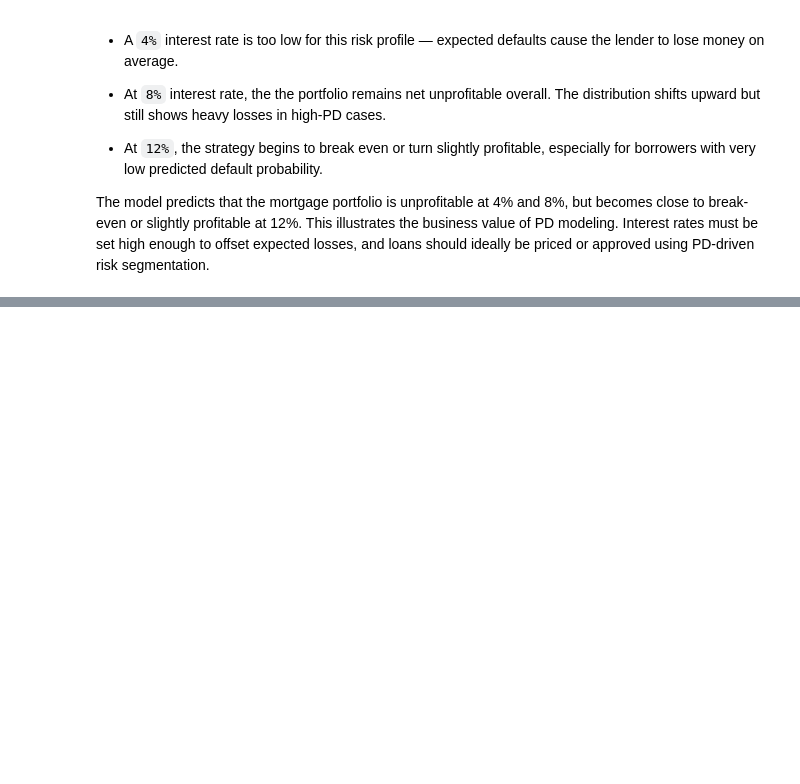
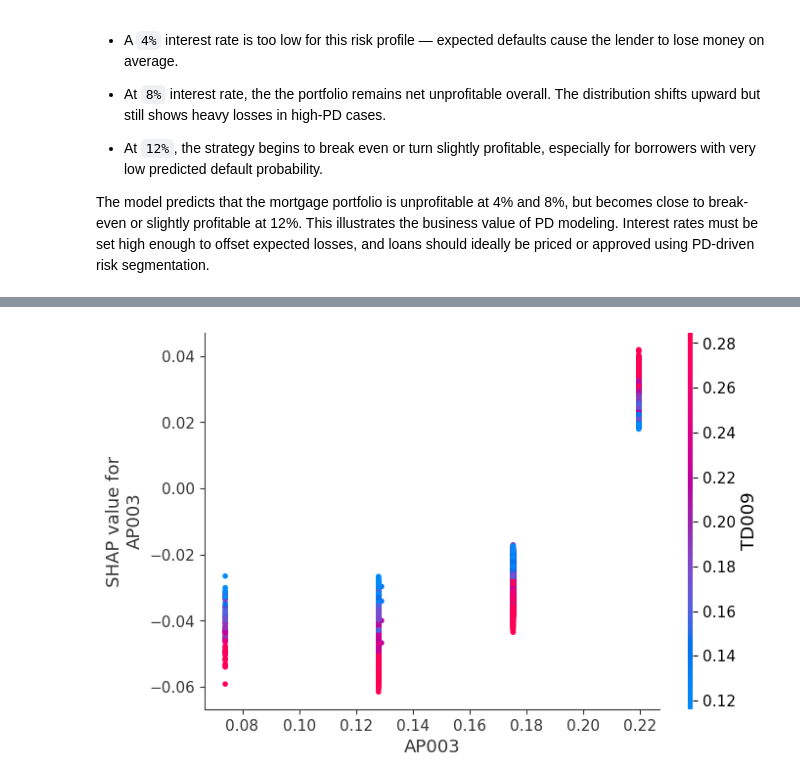
Before and after one commit to HiMyNameIsBoxxy/mortage-default-prediction, a Jupyter notebook: mortgage-default-prediction.ipynb, the cells around one changed output, grey strips where cells are left out. Saved outputs shown, nothing was run; the diff lists cells and outputs as text; code cells hidden in the pictures; blank space fills up the shorter version.

```diff
--- a/mortgage-default-prediction.ipynb
+++ b/mortgage-default-prediction.ipynb
@@ -1041,0 +1184,4 @@ The model predicts that the mortgage portfolio is unprofitable at 4% and 8%, but
+# %%
+shap.dependence_plot(top_features[1], shap_vals, X_test_final)
+# %% [output]
+[figure, added]
```
Also changed, not shown: parts of 17 cells of this notebook.
